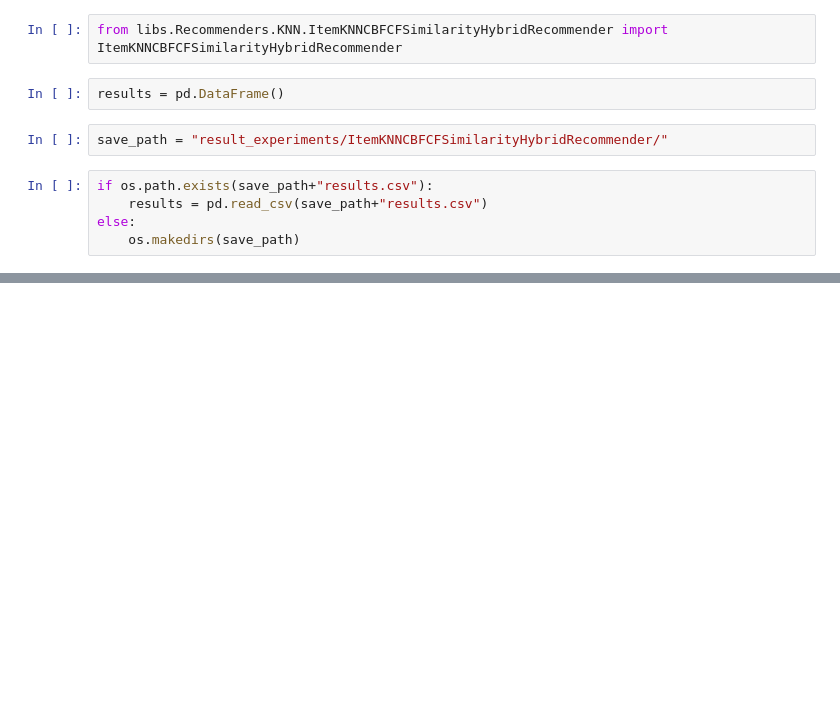
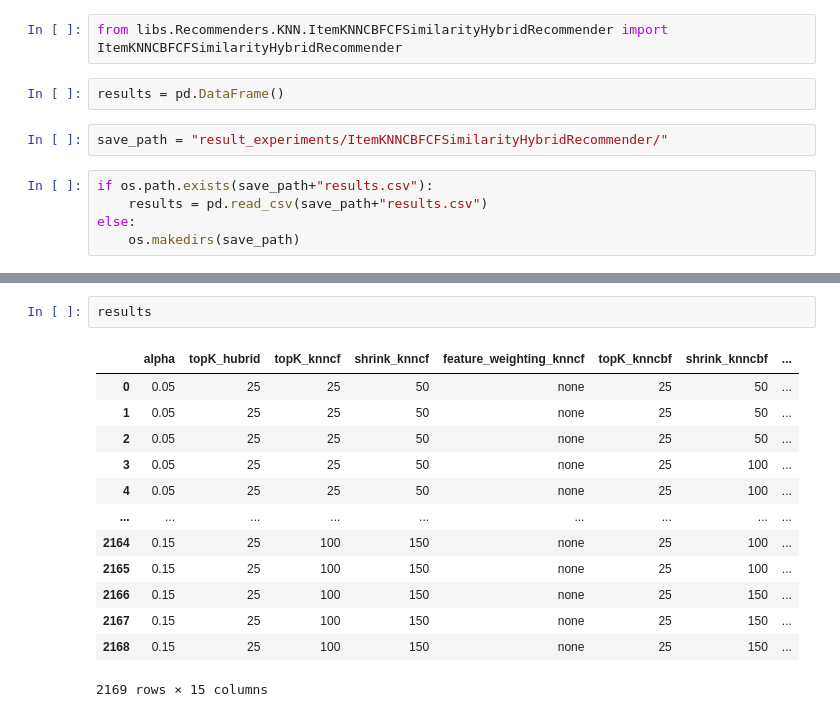
Before and after one commit to timothewt/RecSysCompetition2024Polimi, a Jupyter notebook: notebooks/sf-08-knn.ipynb, the cells around one changed output, grey strips where cells are left out. Drawn from its saved outputs; the diff is of its cells as text; blank space fills up the shorter version.

```diff
--- a/notebooks/sf-08-knn.ipynb
+++ b/notebooks/sf-08-knn.ipynb
@@ -112,0 +137,16 @@ ItemKNNCBFRecommender: ICM Detected 42 ( 0.1%) items with no features.
+# %%
+results
+# %% [output]
+|  | alpha | topK_hubrid | topK_knncf | shrink_knncf | feature_weighting_knncf | topK_knncbf | shrink_knncbf | ... |
+| 0 | 0.05 | 25 | 25 | 50 | none | 25 | 50 | ... |
+| 1 | 0.05 | 25 | 25 | 50 | none | 25 | 50 | ... |
+| 2 | 0.05 | 25 | 25 | 50 | none | 25 | 50 | ... |
+| 3 | 0.05 | 25 | 25 | 50 | none | 25 | 100 | ... |
+| 4 | 0.05 | 25 | 25 | 50 | none | 25 | 100 | ... |
+| ... | ... | ... | ... | ... | ... | ... | ... | ... |
+| 2164 | 0.15 | 25 | 100 | 150 | none | 25 | 100 | ... |
+| 2165 | 0.15 | 25 | 100 | 150 | none | 25 | 100 | ... |
+| 2166 | 0.15 | 25 | 100 | 150 | none | 25 | 150 | ... |
+| 2167 | 0.15 | 25 | 100 | 150 | none | 25 | 150 | ... |
+| 2168 | 0.15 | 25 | 100 | 150 | none | 25 | 150 | ... |
+2169 rows × 15 columns
```
Also changed, not shown: parts of 6 cells of this notebook, 21 other files.
